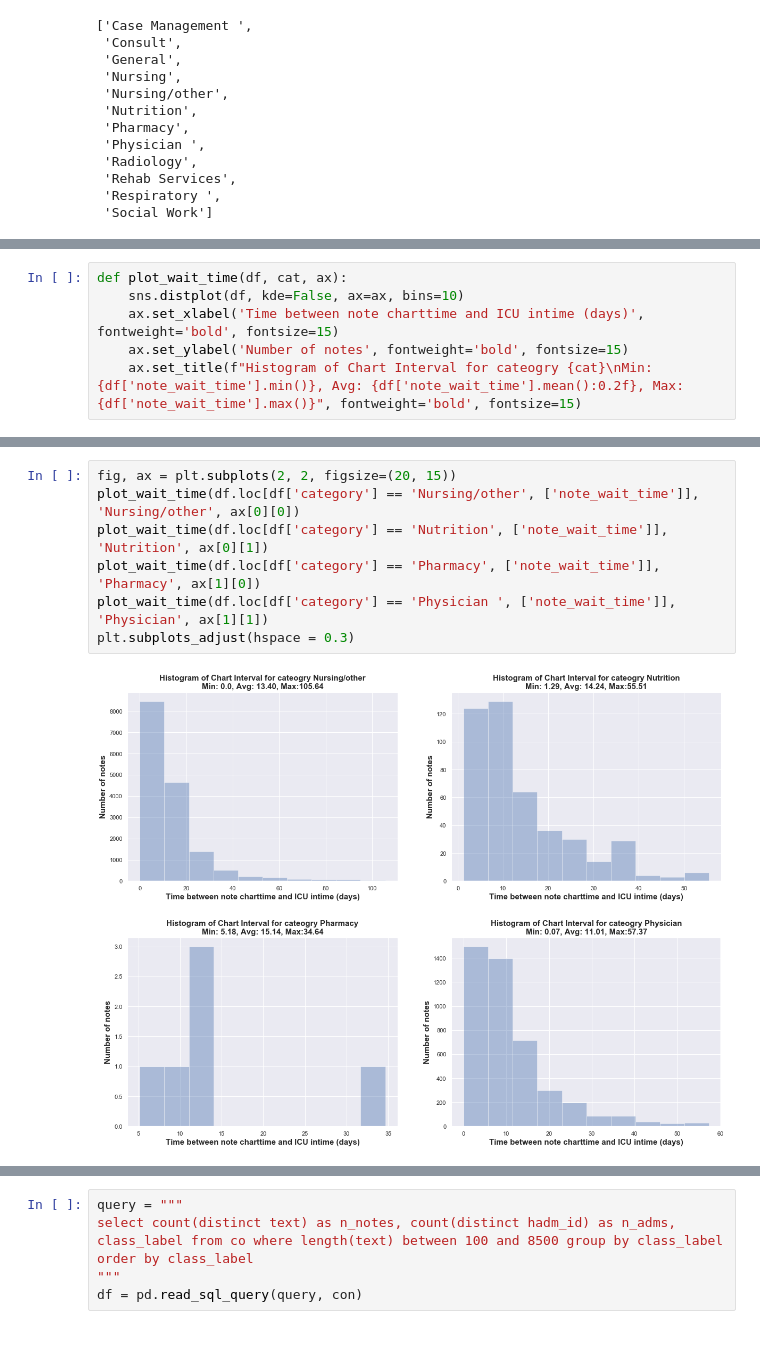
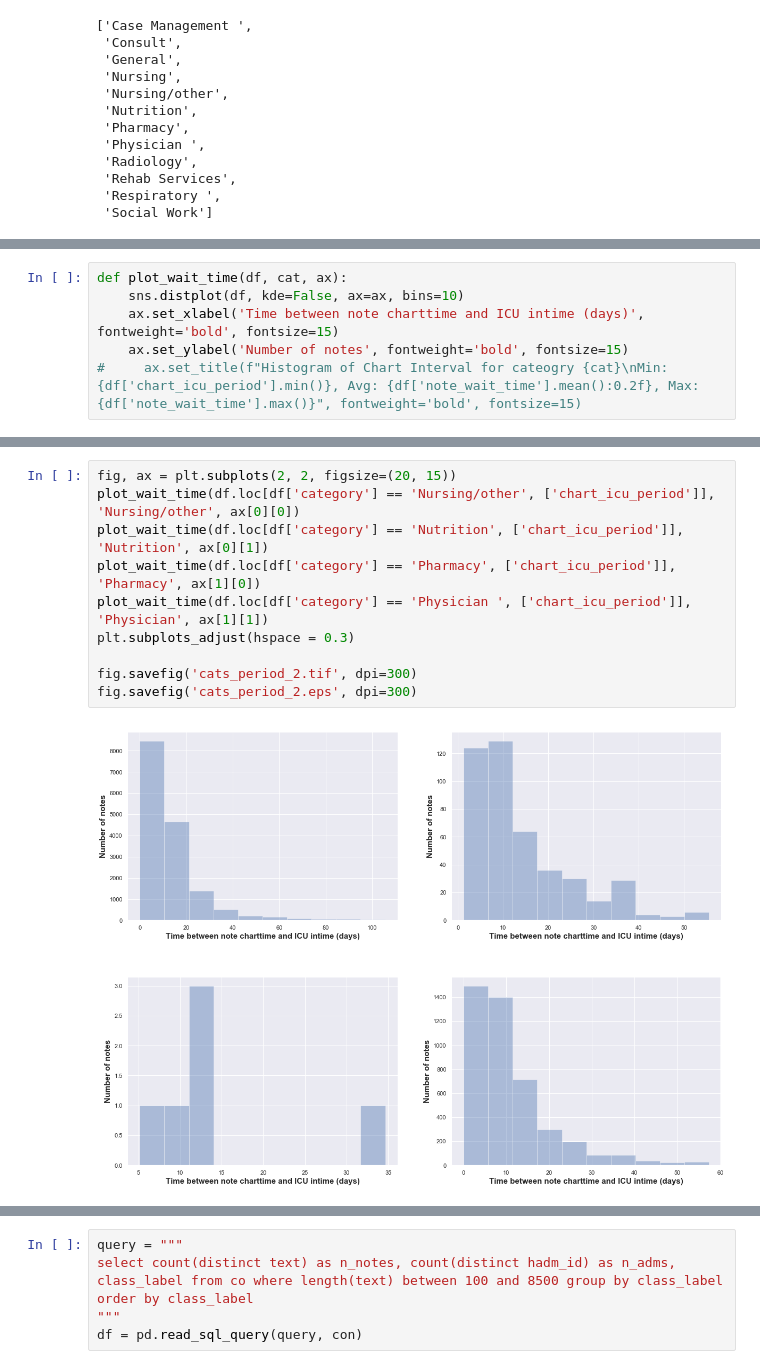
Before and after one commit to sudarshan85/mimic_extraction, a Jupyter notebook: first_icu_pred/nb/notes_plot.ipynb, the cells around one changed output, grey strips where cells are left out. Cells and saved outputs as stored; diff of their text form; blank space fills up the shorter version.

Commit message:
New plot

```diff
--- a/first_icu_pred/nb/notes_plot.ipynb
+++ b/first_icu_pred/nb/notes_plot.ipynb
@@ -96,6 +106,6 @@ def plot_wait_time(df, cat, ax):
     sns.distplot(df, kde=False, ax=ax, bins=10)
     ax.set_xlabel('Time between note charttime and ICU intime (days)', fontweight='bold', fontsize=15)
     ax.set_ylabel('Number of notes', fontweight='bold', fontsize=15)
-    ax.set_title(f"Histogram of Chart Interval for cateogry {cat}\nMin: {df['note_wait_time'].min()}, Avg: {df['note_wait_time'].mean():0.2f}, Max:{df['note_wait_time'].max()}", fontweight='bold', fontsize=15)
+#     ax.set_title(f"Histogram of Chart Interval for cateogry {cat}\nMin: {df['chart_icu_period'].min()}, Avg: {df['note_wait_time'].mean():0.2f}, Max:{df['note_wait_time'].max()}", fontweight='bold', fontsize=15)
 # %%
 query = """
@@ -138,11 +153,14 @@ plt.subplots_adjust(hspace = 0.3)
 # %%
 fig, ax = plt.subplots(2, 2, figsize=(20, 15))
-plot_wait_time(df.loc[df['category'] == 'Nursing/other', ['note_wait_time']], 'Nursing/other', ax[0][0])
-plot_wait_time(df.loc[df['category'] == 'Nutrition', ['note_wait_time']], 'Nutrition', ax[0][1])
-plot_wait_time(df.loc[df['category'] == 'Pharmacy', ['note_wait_time']], 'Pharmacy', ax[1][0])
-plot_wait_time(df.loc[df['category'] == 'Physician ', ['note_wait_time']], 'Physician', ax[1][1])
+plot_wait_time(df.loc[df['category'] == 'Nursing/other', ['chart_icu_period']], 'Nursing/other', ax[0][0])
+plot_wait_time(df.loc[df['category'] == 'Nutrition', ['chart_icu_period']], 'Nutrition', ax[0][1])
+plot_wait_time(df.loc[df['category'] == 'Pharmacy', ['chart_icu_period']], 'Pharmacy', ax[1][0])
+plot_wait_time(df.loc[df['category'] == 'Physician ', ['chart_icu_period']], 'Physician', ax[1][1])
 plt.subplots_adjust(hspace = 0.3)
+
+fig.savefig('cats_period_2.tif', dpi=300)
+fig.savefig('cats_period_2.eps', dpi=300)
 # %% [output]
-[figure, old version]
+[figure, new version]
 # %%
 fig, ax = plt.subplots(2, 2, figsize=(20, 15))
```
Also changed, not shown: parts of 16 cells of this notebook.
